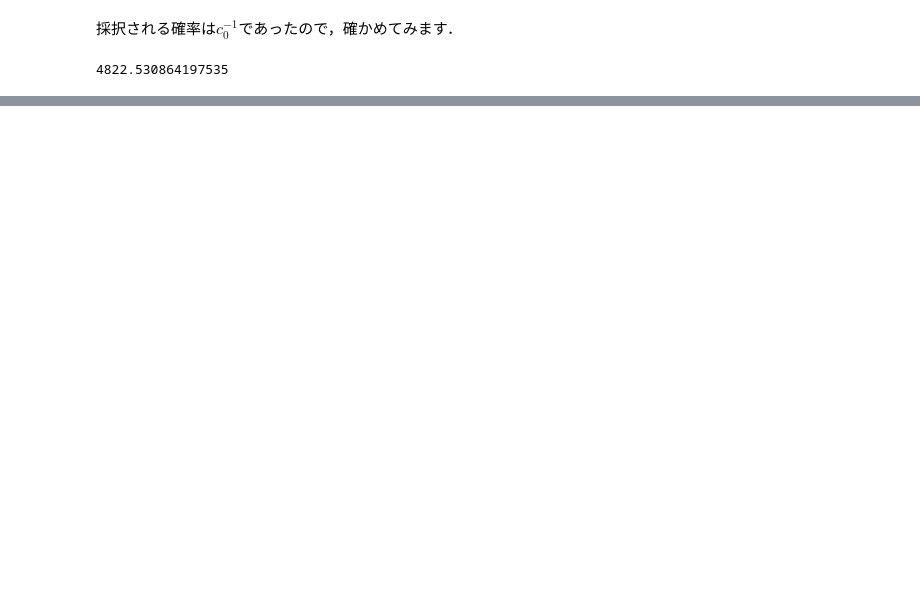
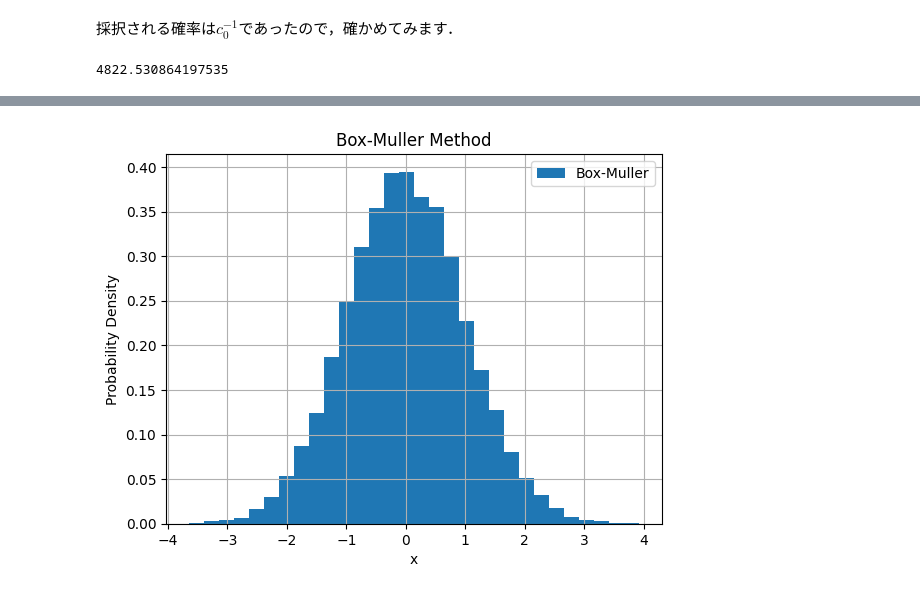
Before and after one commit to LABO-M/MachineLearningPhasesOfMatter, a Jupyter notebook: Bayes/Bayes_1.ipynb, the cells around one changed output, grey strips where cells are left out. Saved outputs shown, nothing was run; the diff lists cells and outputs as text; code cells hidden in the pictures; blank space fills up the shorter version.

```diff
--- a/Bayes/Bayes_1.ipynb
+++ b/Bayes/Bayes_1.ipynb
@@ -140,0 +156,31 @@ len(samples)
+# %%
+import numpy as np
+import matplotlib.pyplot as plt
+# ボックス・マーラー法による正規乱数の生成
+def box_muller(n_samples=1000):
+    samples = []
+    for i in range(n_samples):
+        u1 = np.random.uniform(0, 1)
+        u2 = np.random.uniform(0, 1)
+        z1 = np.sqrt(-2 * np.log(u1)) * np.cos(2 * np.pi * u2)
+        z2 = np.sqrt(-2 * np.log(u1)) * np.sin(2 * np.pi * u2)
+        samples.append(z1)
+        samples.append(z2)
+    return samples
+
+# サンプル数
+n_samples = 10000
+
+# ボックス・マーラー法の実行
+samples = box_muller(n_samples)
+
+# ヒストグラムのプロット
+plt.hist(samples, bins=30, density=True, label='Box-Muller')
+plt.title('Box-Muller Method')
+plt.xlabel('x')
+plt.ylabel('Probability Density')
+plt.legend()
+plt.grid(True)
+plt.show()
+# %% [output]
+[figure, added]
```
Also changed, not shown: parts of 32 cells of this notebook, 1 other file.
